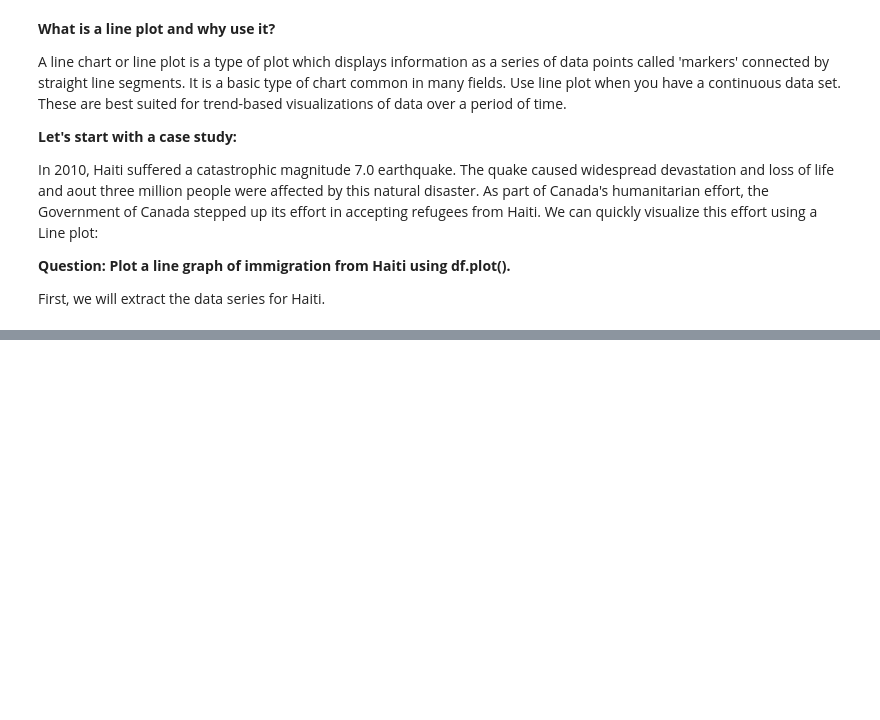
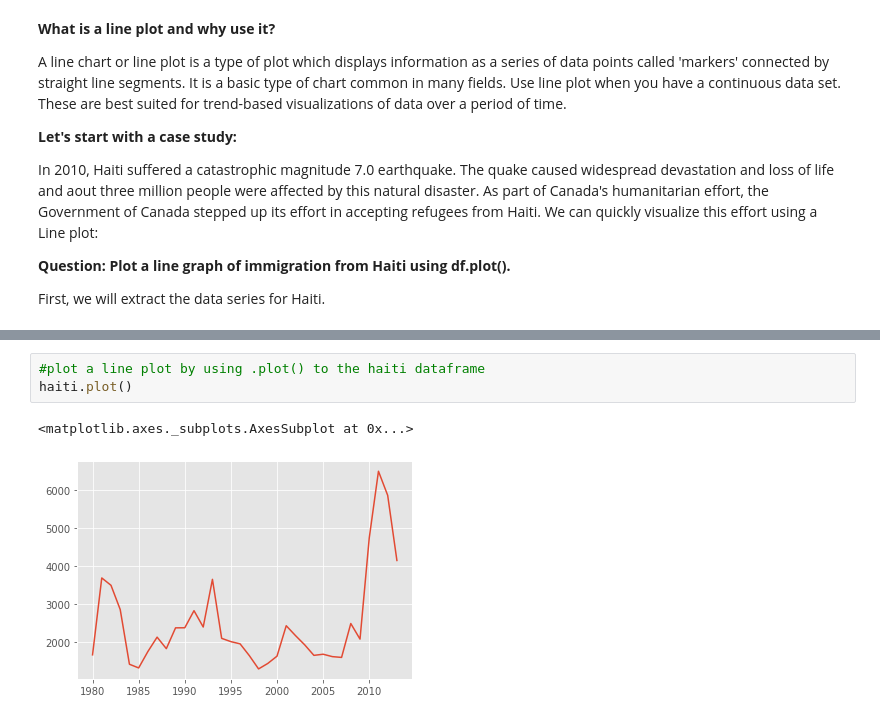
Before and after one commit to hoaint25/IBM_Data_Analyst, a Jupyter notebook: Introduction_Matplotlib_Line Plot.ipynb, the cells around one changed output, grey strips where cells are left out. Drawn from its saved outputs; the diff is of its cells as text; blank space fills up the shorter version.

```diff
--- a/Introduction_Matplotlib_Line Plot.ipynb
+++ b/Introduction_Matplotlib_Line Plot.ipynb
@@ -444,0 +442,6 @@ KeyError: ignored
+# %%
+#plot a line plot by using .plot() to the haiti dataframe
+haiti.plot()
+# %% [output]
+<matplotlib.axes._subplots.AxesSubplot at 0x...>
+[figure, added]
```
Also changed, not shown: parts of 31 cells of this notebook.
